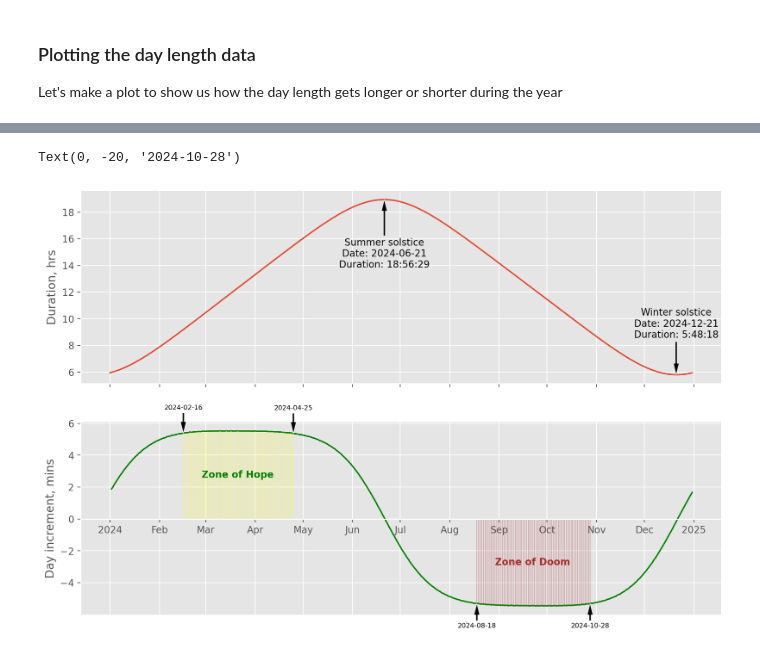
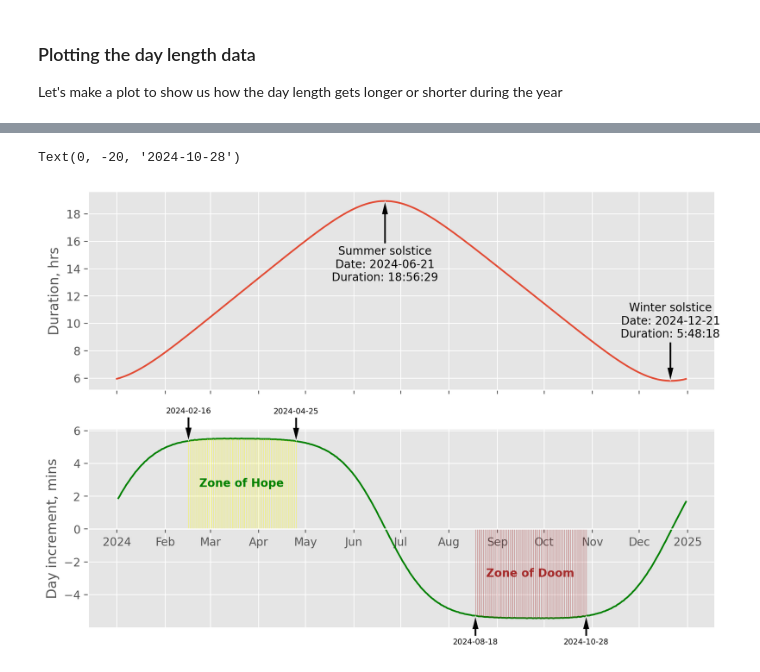
Before and after one commit to tindandelion/days-of-light, a Jupyter notebook: days-of-light.ipynb, the cells around one changed output, grey strips where cells are left out. Drawn from its saved outputs; the diff is of its cells as text; code cells hidden in the pictures.

```diff
--- a/days-of-light.ipynb
+++ b/days-of-light.ipynb
@@ -64,12 +104,4 @@ plt.style.use('ggplot')
 # %%
-import numpy as np
-import matplotlib.pyplot as plt
-import matplotlib.dates as mdates
-%matplotlib inline
-%config InlineBackend.figure_format='retina'
-
-plt.style.use('ggplot')
-
 data = request_day_length_data(Helsinki)
 
 xx = np.array([d.date for d in data])
@@ -78,13 +110,13 @@ duration_incr_yy = np.ediff1d(duration_yy) * 60
 summer_solstice_idx = np.argmax(duration_yy)
 winter_solstice_idx = np.argmin(duration_yy)
 
-fig, (ax1, ax2) = plt.subplots(figsize=(12, 8), nrows=2, sharex=True)
+fig, (ax1, ax2) = plt.subplots(figsize=(10, 7), nrows=2, sharex=True)
 
 ax1.plot(xx, duration_yy)
 ax1.set_ylabel('Duration, hrs')
 
 ax1.xaxis.set_major_locator(mdates.MonthLocator())
-ax1.xaxis.set_major_formatter(mdates.ConciseDateFormatter(ax.xaxis.get_major_locator()))
+ax1.xaxis.set_major_formatter(mdates.ConciseDateFormatter(ax1.xaxis.get_major_locator()))
 ax1.spines['top'].set_visible(False)
 ax1.spines['right'].set_visible(False)
 
@@ -147,31 +179,31 @@ ax2.annotate(str(zone_of_hope_xx[0]),
              textcoords='offset points',
              va='top', ha='center',
              arrowprops=dict(facecolor='black', width=2, headwidth=6), fontsize='x-small')
 
 ax2.annotate(str(zone_of_hope_xx[-1]),
              xy=(zone_of_hope_xx[-1], zone_of_hope_yy[-1]),
              xycoords='data',
              xytext=(0, 30),
              textcoords='offset points',
              va='top', ha='center',
              arrowprops=dict(facecolor='black', width=2, headwidth=6), fontsize='x-small')
 
 
 ax2.annotate(str(zone_of_doom_xx[0]),
              xy=(zone_of_doom_xx[0], zone_of_doom_yy[0]),
              xycoords='data',
              xytext=(0, -20),
              textcoords='offset points',
              va='top', ha='center',
              arrowprops=dict(facecolor='black', width=2, headwidth=6), fontsize='x-small')
 
 ax2.annotate(str(zone_of_doom_xx[-1]),
              xy=(zone_of_doom_xx[-1], zone_of_doom_yy[-1]),
              xycoords='data',
              xytext=(0, -20),
              textcoords='offset points',
              va='top', ha='center',
              arrowprops=dict(facecolor='black', width=2, headwidth=6), fontsize='x-small')
 # %% [output]
 Text(0, -20, '2024-10-28')
-[figure, old version]
+[figure, new version]
```
Also changed, not shown: parts of 1 cell of this notebook, 4 other files.
